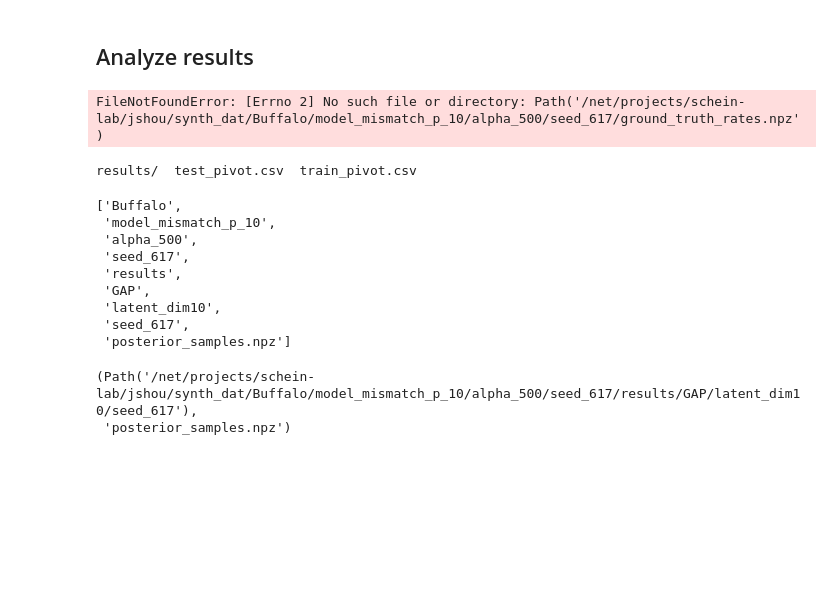
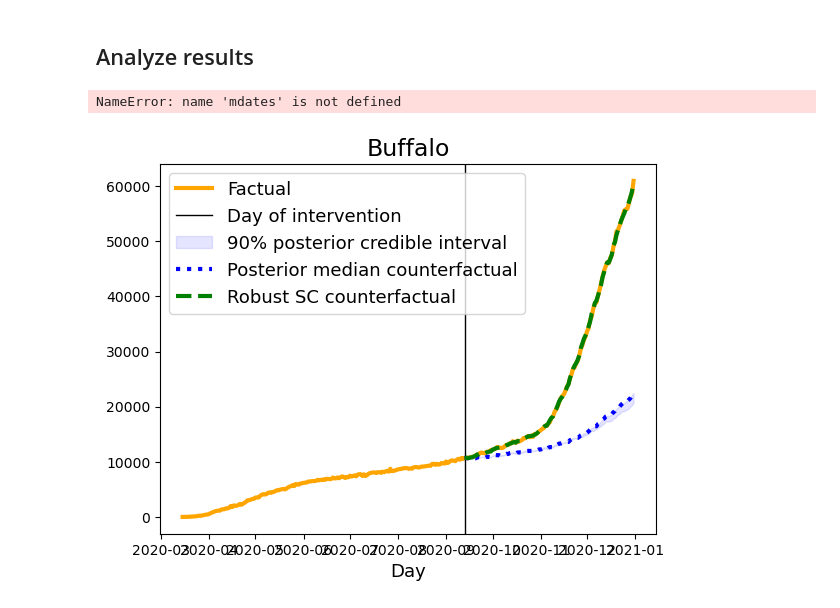
Before and after one commit to Joshuashou/Synthetic-Control-Paper-Model, a Jupyter notebook: src/semi_synthetic_experiment.ipynb, the cells around one changed output. Cells and saved outputs as stored; diff of their text form; code cells hidden in the pictures; blank space fills up the shorter version.

Commit message:
editing semi synthetic experiments

```diff
--- a/src/semi_synthetic_experiment.ipynb
+++ b/src/semi_synthetic_experiment.ipynb
@@ -83,7 +83,7 @@ def create_semi_synthetic_matrix(all_outcomes_TN, intervention_t, alpha=500, n_c
             innovation_t = 0.9 + rn.beta(1 + 2 * int(last_digit(t) < 5), 1 + 2 * int(last_digit(t) >= 5)) * 0.2  # always between [0.9, 1.1]
             Mu_TN[t] = (1-model_mismatch_p) * Mu_TN[t] + model_mismatch_p * (synth_all_outcomes_TN[t-1] * innovation_t)
 
-    true_counterfactuals = Mu_TN[intervention_t:, -1]
+    true_counterfactuals = Mu_TN[intervention_t:, -1].copy()
     Mu_TN[intervention_t:, -1] *= (1 + np.log1p(np.arange(n_timesteps - intervention_t))) ** (np.arange(n_timesteps - intervention_t)/alpha)
     return rn.poisson(Mu_TN), Mu_TN, true_counterfactuals
 
@@ -239,12 +239,11 @@ model_mismatch_p = int(subdirs[-3].split('_')[-1])/100.
 team = subdirs[-4]
 
 # compute counterfactuals for every posterior sample using Ridge regression
-
 reg_type = 'Ridge'
 include_previous_outcome = True
 
 counterfactual_preds = []
-for Z in Z_samples:
+for Z in tqdm(Z_samples):
     cf_pred, best_reg = get_counterfactual_from_best_reg(Z,
                                                          reg_type=reg_type,
                                                          all_outcomes_TN=all_outcomes_TN,
@@ -252,28 +251,3 @@ for Z in Z_samples:
                                                          include_previous_outcome=include_previous_outcome)
     counterfactual_preds.append(cf_pred)
 counterfactual_preds = np.array(counterfactual_preds)
-# %% [output]
-FileNotFoundError: [Errno 2] No such file or directory: Path('/net/projects/schein-lab/jshou/synth_dat/Buffalo/model_mismatch_p_10/alpha_500/seed_617/ground_truth_rates.npz')
-# %%
-ls /net/projects/schein-lab/jshou/synth_dat/Buffalo/model_mismatch_p_10/alpha_500/seed_617/
-# %% [output]
-results/  test_pivot.csv  train_pivot.csv
-# %%
-subdirs = posterior_sample_file.splitall()
-subdirs = subdirs[subdirs.index('synth_dat')+1:]
-team = subdirs['']
-# %% [output]
-['Buffalo',
- 'model_mismatch_p_10',
- 'alpha_500',
- 'seed_617',
- 'results',
- 'GAP',
- 'latent_dim10',
- 'seed_617',
- 'posterior_samples.npz']
-# %%
-posterior_sample_file.splitpath()
-# %% [output]
-(Path('/net/projects/schein-lab/jshou/synth_dat/Buffalo/model_mismatch_p_10/alpha_500/seed_617/results/GAP/latent_dim10/seed_617'),
- 'posterior_samples.npz')
@@ -279,0 +294,13 @@ posterior_sample_file.splitpath()
+# %%
+plot_counterfactual_trajectories(total_pivot, intervention_t, counterfactual_preds, true_counterfactuals, team, fig_path=None)
+
+
+# dates = total_pivot.index
+# plt.plot(dates, all_outcomes_TN[:, -1])
+# plt.plot(dates[intervention_t:], true_counterfactuals)
+
+
+# counterfactual_preds[-1]
+# %% [output]
+NameError: name 'mdates' is not defined
+[figure, added]
```
Also changed, not shown: parts of 1 cell of this notebook, 1 other file.
